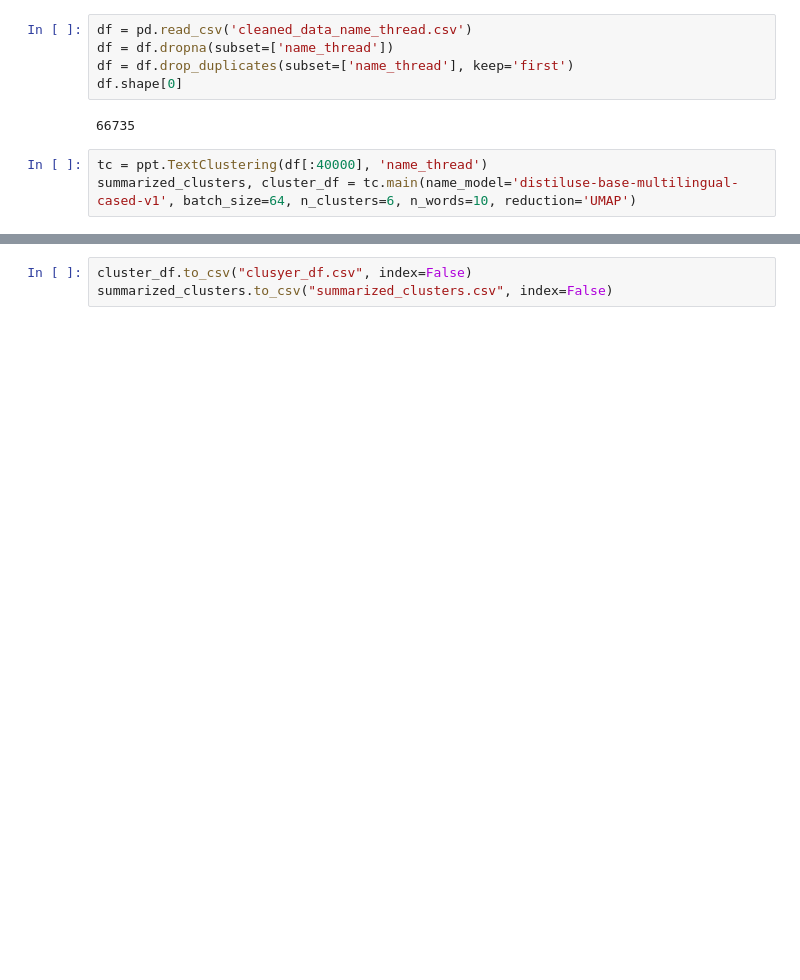
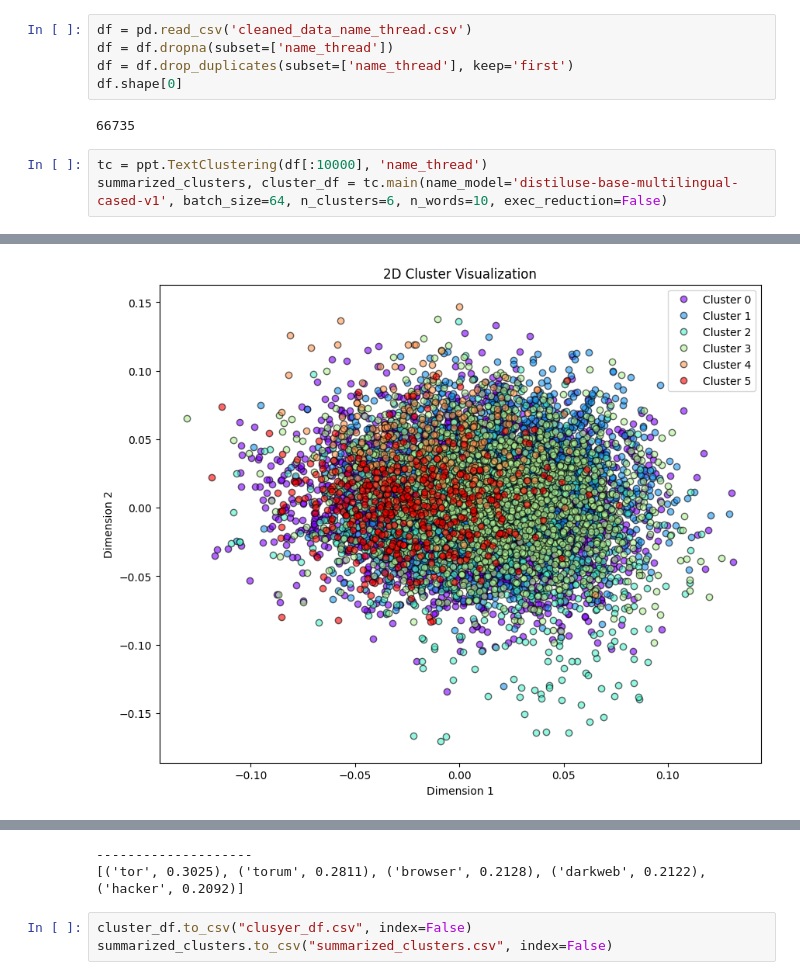
Before and after one commit to D0men1c0/GSoC, a Jupyter notebook: Analyze_files/Completed/TextThreadAnalysis.ipynb, the cells around one changed output, grey strips where cells are left out. Drawn from its saved outputs; the diff is of its cells as text; blank space fills up the shorter version.

```diff
--- a/Analyze_files/Completed/TextThreadAnalysis.ipynb
+++ b/Analyze_files/Completed/TextThreadAnalysis.ipynb
@@ -412,6 +412,6 @@ df.shape[0]
 # %% [output]
 66735
 # %%
-tc = ppt.TextClustering(df[:40000], 'name_thread')
-summarized_clusters, cluster_df = tc.main(name_model='distiluse-base-multilingual-cased-v1', batch_size=64, n_clusters=6, n_words=10, reduction='UMAP')
+tc = ppt.TextClustering(df[:10000], 'name_thread')
+summarized_clusters, cluster_df = tc.main(name_model='distiluse-base-multilingual-cased-v1', batch_size=64, n_clusters=6, n_words=10, exec_reduction=False)
 # %% [output]
@@ -420,0 +420 @@ summarized_clusters, cluster_df = tc.main(name_model='distiluse-base-multilingua
+[figure, added]
@@ -421,3 +424,5 @@ summarized_clusters, cluster_df = tc.main(name_model='distiluse-base-multilingua
+--------------------
+[('tor', 0.3025), ('torum', 0.2811), ('browser', 0.2128), ('darkweb', 0.2122), ('hacker', 0.2092)]
 # %%
 cluster_df.to_csv("clusyer_df.csv", index=False)
 summarized_clusters.to_csv("summarized_clusters.csv", index=False)
```
Also changed, not shown: parts of 1 cell of this notebook, 1 other file.
